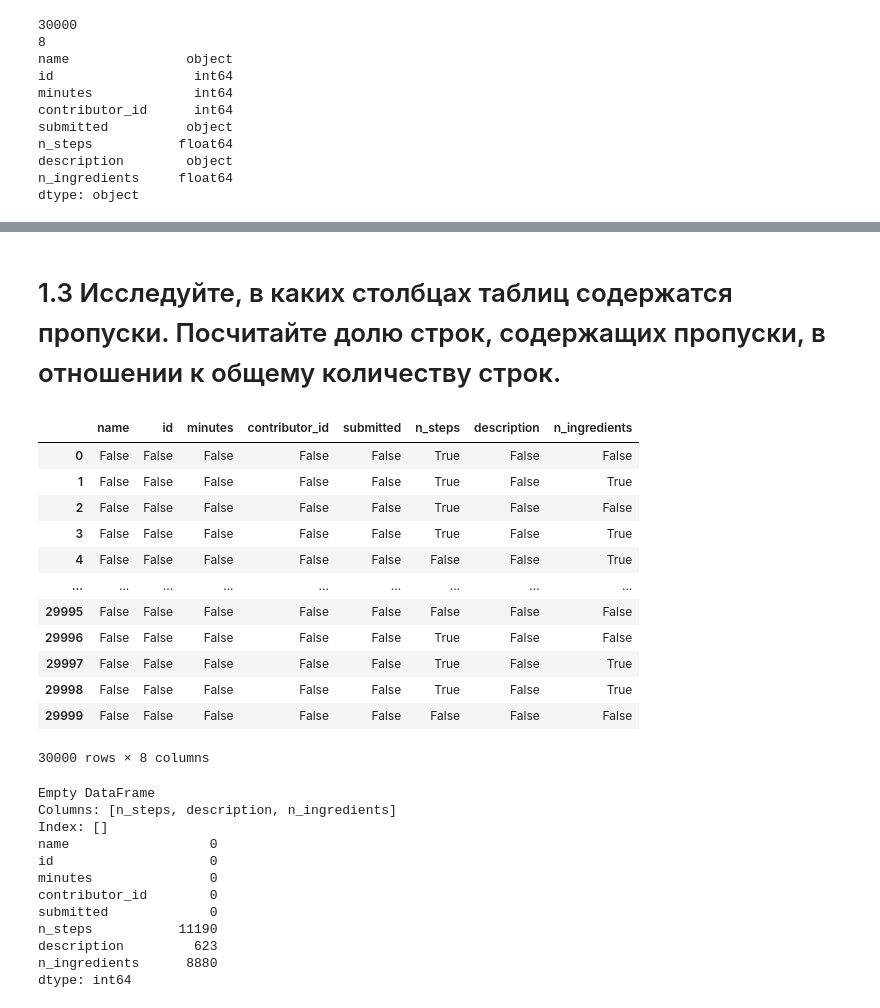
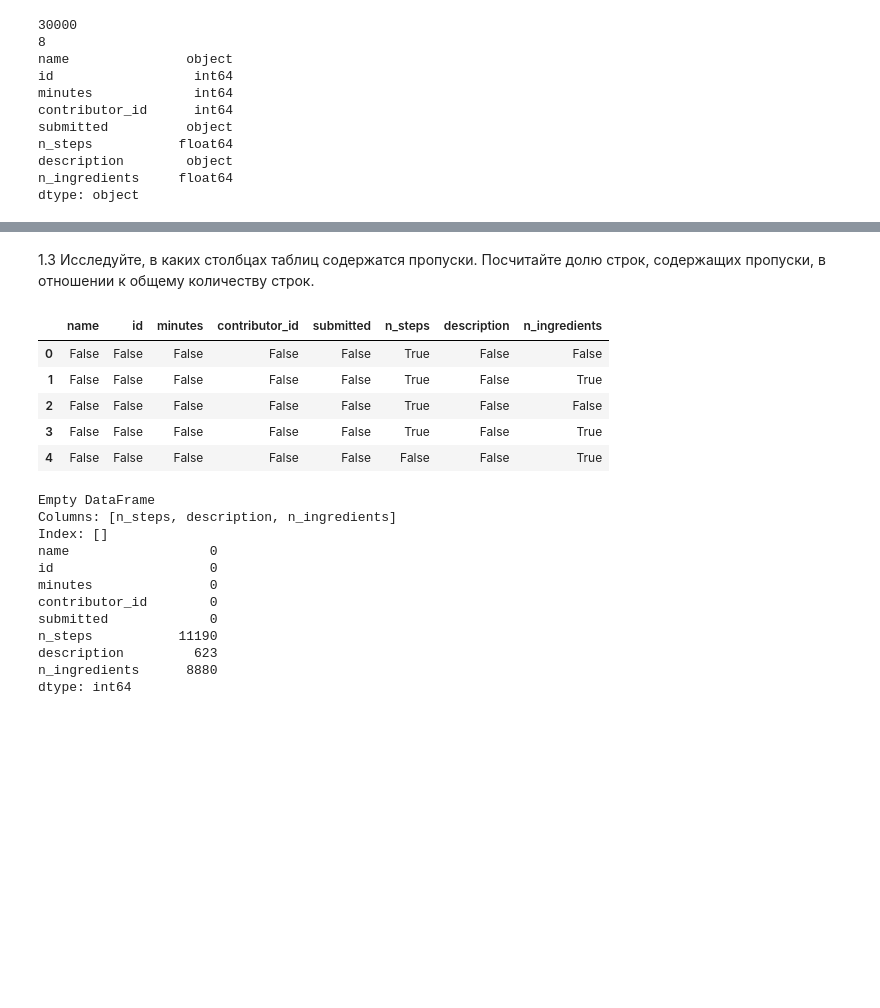
Before and after one commit to ElizavetaWow/TOBD, a Jupyter notebook: sem2/02_pandas_Крылова_Лиза.ipynb, the cells around one changed output, grey strips where cells are left out. Cells and saved outputs as stored; diff of their text form; code cells hidden in the pictures; blank space fills up the shorter version.

```diff
--- a/sem2/02_pandas_Крылова_Лиза.ipynb
+++ b/sem2/02_pandas_Крылова_Лиза.ipynb
@@ -175,22 +152,15 @@ review       object
 dtype: object
 # %% [markdown]
-# 1.3 Исследуйте, в каких столбцах таблиц содержатся пропуски. Посчитайте долю строк, содержащих пропуски, в отношении к общему количеству строк.
+1.3 Исследуйте, в каких столбцах таблиц содержатся пропуски. Посчитайте долю строк, содержащих пропуски, в отношении к общему количеству строк.
 # %%
-recipes.isna()
+recipes.isna().head()
 # %% [output]
 |  | name | id | minutes | contributor_id | submitted | n_steps | description | n_ingredients |
 | 0 | False | False | False | False | False | True | False | False |
 | 1 | False | False | False | False | False | True | False | True |
 | 2 | False | False | False | False | False | True | False | False |
 | 3 | False | False | False | False | False | True | False | True |
 | 4 | False | False | False | False | False | False | False | True |
-| ... | ... | ... | ... | ... | ... | ... | ... | ... |
-| 29995 | False | False | False | False | False | False | False | False |
-| 29996 | False | False | False | False | False | True | False | False |
-| 29997 | False | False | False | False | False | True | False | True |
-| 29998 | False | False | False | False | False | True | False | True |
-| 29999 | False | False | False | False | False | False | False | False |
-30000 rows × 8 columns
 # %%
 print(recipes[recipes.columns[recipes.isna().sum(axis=0) > 0]].head(0))
 print(recipes.isna().sum(axis=0))
```
Also changed, not shown: parts of 28 cells of this notebook, 2 other files.
